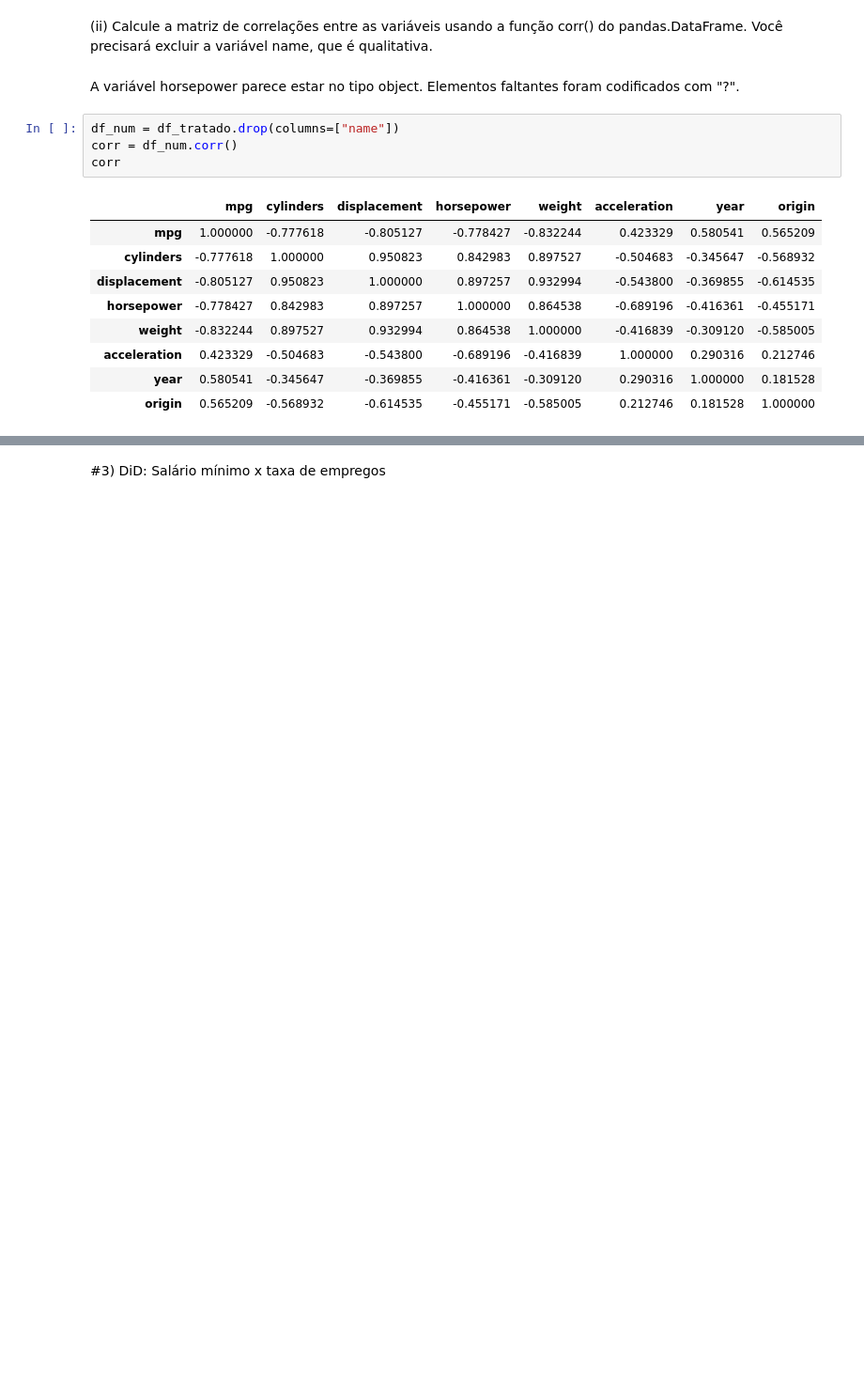
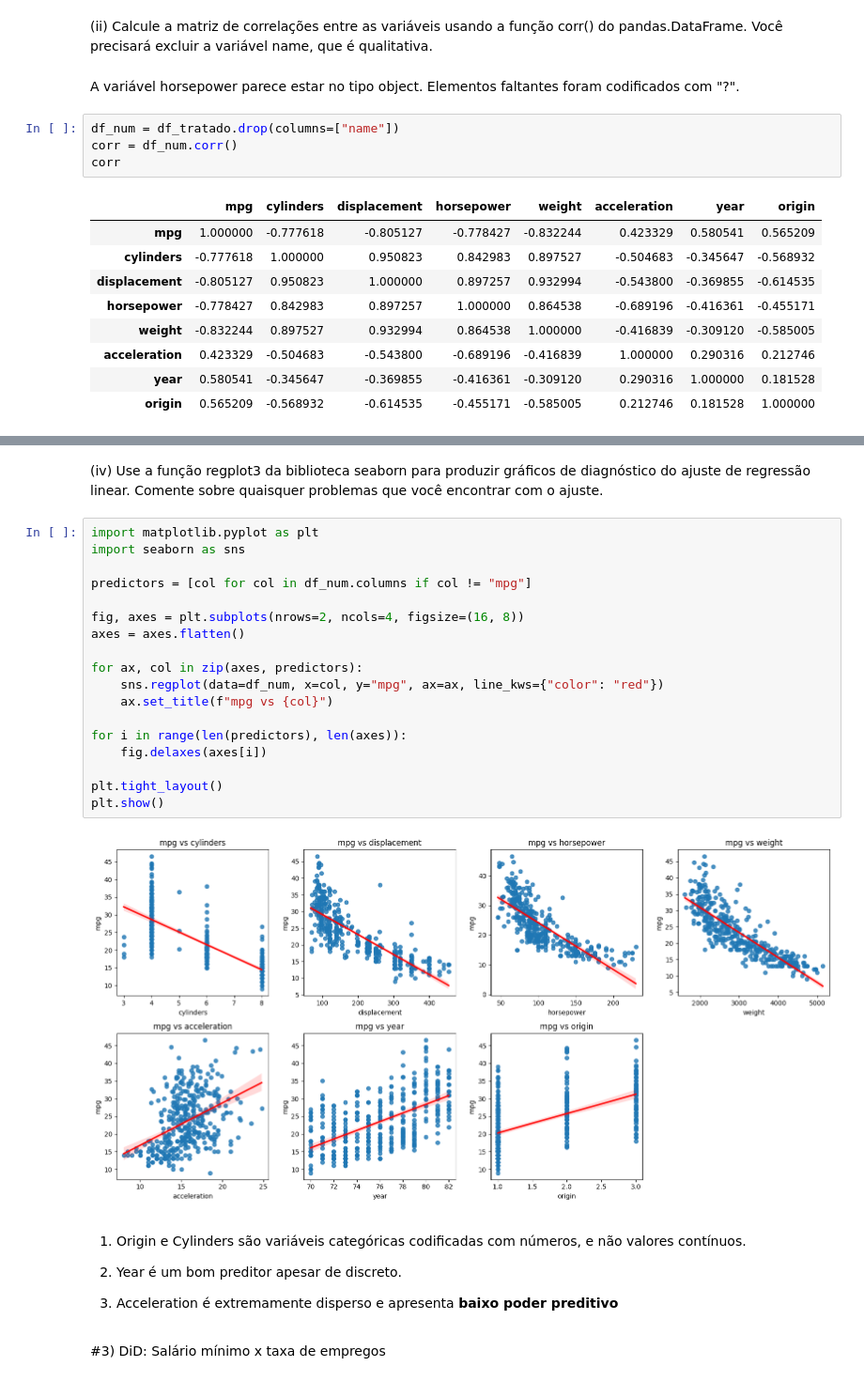
Before and after one commit to stepsbtw/Statistical-Inference, a Jupyter notebook: GCC1625_T3_CAIO_PASSOS_TORKST_FERREIRA.ipynb, the cells around one changed output, grey strips where cells are left out. Shown at 94% size. Cells and saved outputs as stored; diff of their text form; blank space fills up the shorter version.

Commit message:
Finalizado! Regressão, DiD, RDD

```diff
--- a/GCC1625_T3_CAIO_PASSOS_TORKST_FERREIRA.ipynb
+++ b/GCC1625_T3_CAIO_PASSOS_TORKST_FERREIRA.ipynb
@@ -245,2 +303,31 @@ plt.show()
+# %% [markdown]
+(iv) Use a função regplot3 da biblioteca seaborn para produzir gráficos de diagnóstico do ajuste de regressão linear. Comente sobre quaisquer problemas
+que você encontrar com o ajuste.
+# %%
+import matplotlib.pyplot as plt
+import seaborn as sns
+
+predictors = [col for col in df_num.columns if col != "mpg"]
+
+fig, axes = plt.subplots(nrows=2, ncols=4, figsize=(16, 8))
+axes = axes.flatten()
+
+for ax, col in zip(axes, predictors):
+    sns.regplot(data=df_num, x=col, y="mpg", ax=ax, line_kws={"color": "red"})
+    ax.set_title(f"mpg vs {col}")
+
+for i in range(len(predictors), len(axes)):
+    fig.delaxes(axes[i])
+
+plt.tight_layout()
+plt.show()
+# %% [output]
+[figure, added]
+# %% [markdown]
+1. Origin e Cylinders são variáveis categóricas codificadas com números, e não valores contínuos.
+
+2. Year é um bom preditor apesar de discreto.
+
+3. Acceleration é extremamente disperso e apresenta **baixo poder preditivo**
 # %% [markdown]
 #3) DiD: Salário mínimo x taxa de empregos
```
Also changed, not shown: parts of 52 cells of this notebook.
